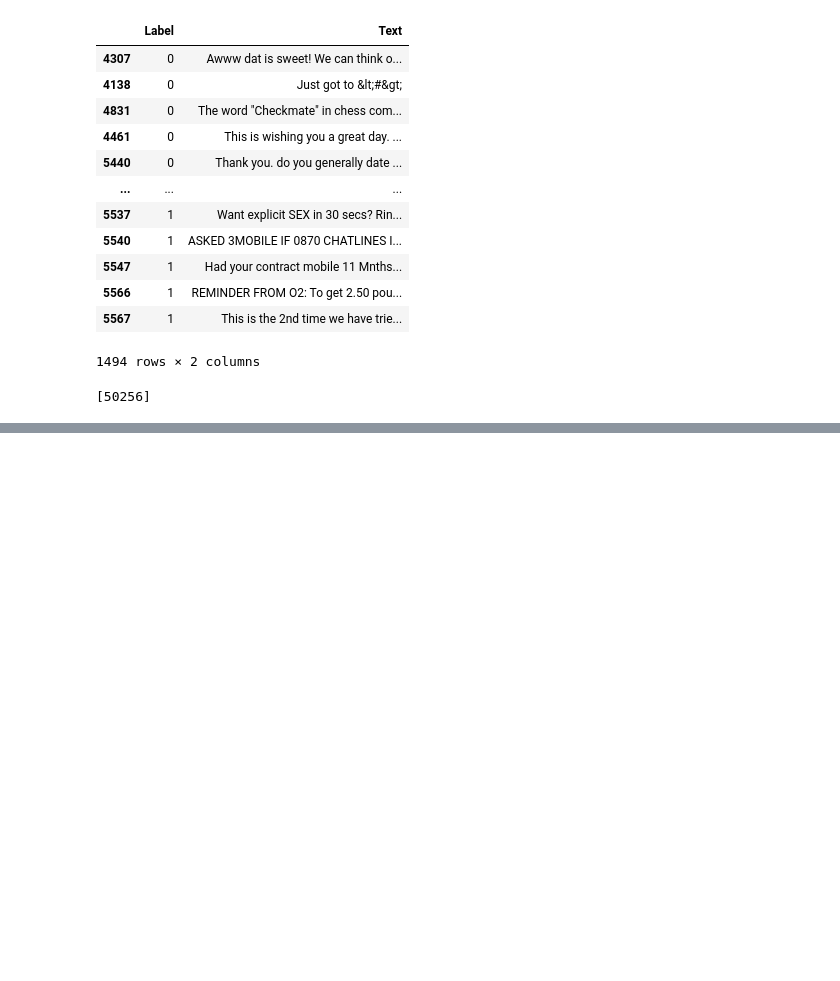
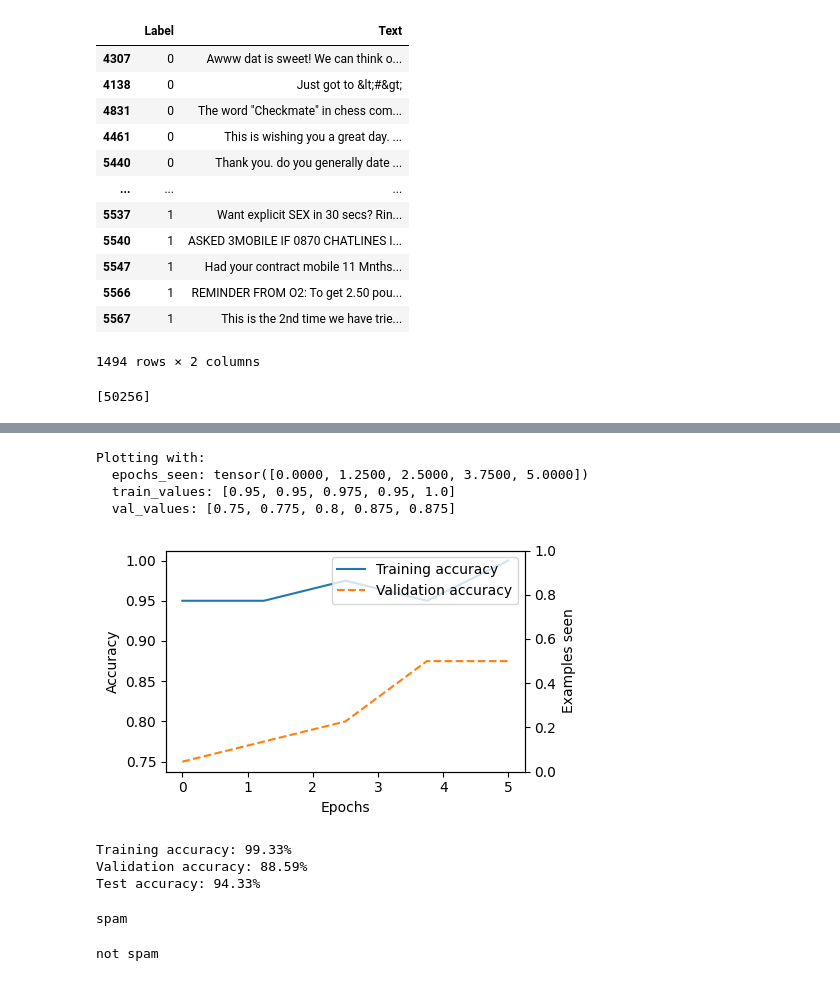
Before and after one commit to Venna-Sujith-Reddy/scratchGPT, a Jupyter notebook: scratch_gpt.ipynb, the cells around one changed output, grey strips where cells are left out. Drawn from its saved outputs; the diff is of its cells as text; code cells hidden in the pictures; blank space fills up the shorter version.

```diff
--- a/scratch_gpt.ipynb
+++ b/scratch_gpt.ipynb
@@ -1519,0 +1841,40 @@ print(len(train_dataset_for_fine_tuning))
+# %%
+# Add debug prints to your plot function:
+def plot_values(epochs_seen, examples_seen, train_values, val_values, label="loss"):
+    print(f"Plotting with:")
+    print(f"  epochs_seen: {epochs_seen}")
+    print(f"  train_values: {train_values}")
+    print(f"  val_values: {val_values}")
+
+    fig, ax1 = plt.subplots(figsize=(5, 3))
+    ax1.plot(epochs_seen, train_values, label=f"Training {label}")
+    ax1.plot(epochs_seen, val_values, linestyle="--", label=f"Validation {label}")
+    ax1.set_xlabel("Epochs")
+    ax1.set_ylabel(label.capitalize())
+    ax1.legend(loc="upper right")
+
+    ax2 = ax1.twinx()
+    ax2.set_ylabel("Examples seen")
+
+    fig.tight_layout()
+    plt.show()
+# %%
+plot_values(epochs_tensor, examples_seen_tensor, train_accs, val_accs, label="accuracy")
+# %% [output]
+Plotting with:
+  epochs_seen: tensor([0.0000, 1.2500, 2.5000, 3.7500, 5.0000])
+  train_values: [0.95, 0.95, 0.975, 0.95, 1.0]
+  val_values: [0.75, 0.775, 0.8, 0.875, 0.875]
+[figure, added]
+# %%
+train_accuracy = calc_accuracy_loader(train_loader, scratch_gpt, device)
+val_accuracy = calc_accuracy_loader(val_loader, scratch_gpt, device)
+test_accuracy = calc_accuracy_loader(test_loader, scratch_gpt, device)
+
+print(f"Training accuracy: {train_accuracy*100:.2f}%")
+print(f"Validation accuracy: {val_accuracy*100:.2f}%")
+print(f"Test accuracy: {test_accuracy*100:.2f}%")
+# %% [output]
+Training accuracy: 99.33%
+Validation accuracy: 88.59%
+Test accuracy: 94.33%
@@ -1519,0 +1899,22 @@ print(len(train_dataset_for_fine_tuning))
+# %%
+text_1 = (
+    "You are a winner you have been specially "
+    "selected to receive $1000 cash or a $2000 award."
+)
+
+print(classify_review(
+    text_1, scratch_gpt, tokenizer, device, max_length=train_dataset_for_fine_tuning.max_length
+))
+# %% [output]
+spam
+# %%
+text_2 = (
+    "Hey, just wanted to check if we're still on "
+    "for dinner tonight? Let me know!"
+)
+
+print(classify_review(
+    text_2, scratch_gpt, tokenizer, device, max_length=train_dataset_for_fine_tuning.max_length
+))
+# %% [output]
+not spam
```
Also changed, not shown: parts of 30 cells of this notebook.
